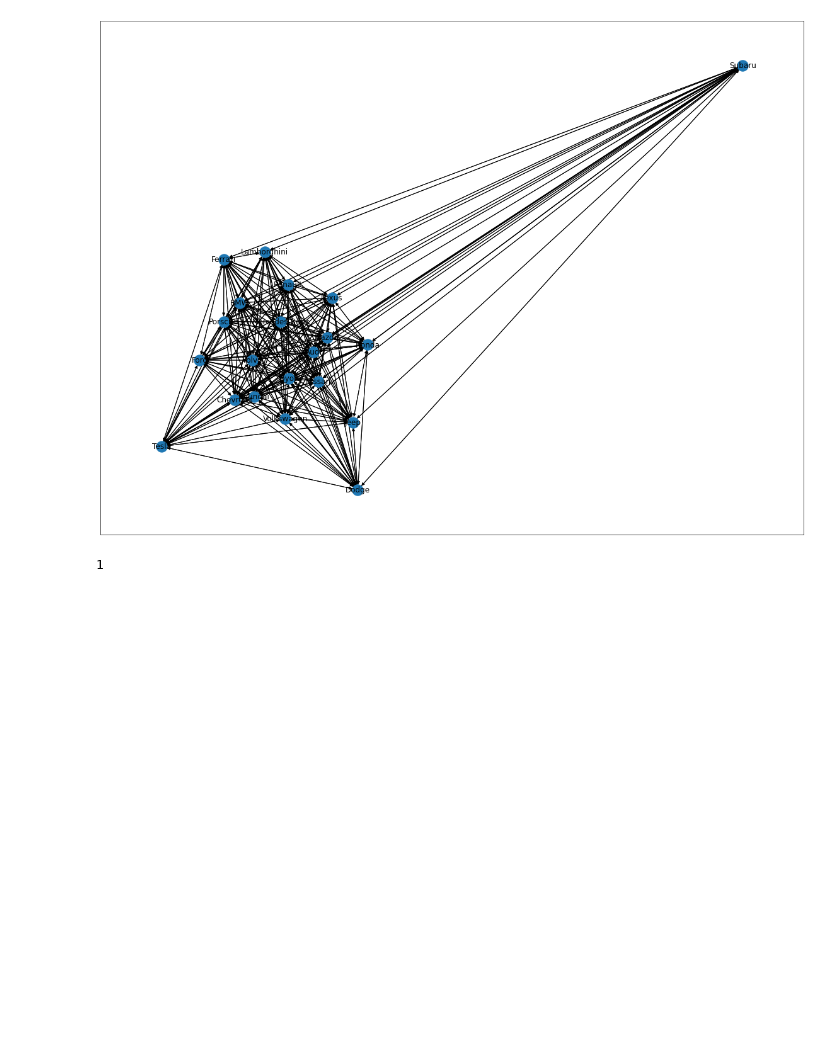
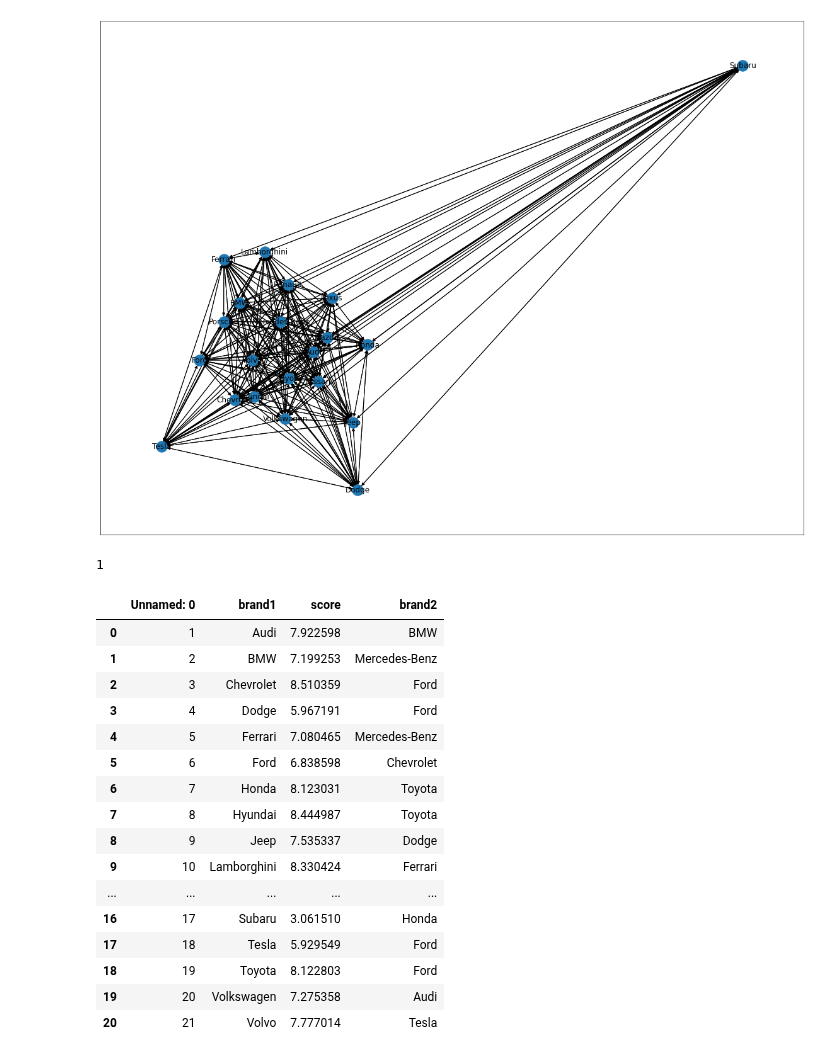
Before and after one commit to albtang/Katona-AI-Research, a Jupyter notebook: src/playground.ipynb, the cells around one changed output. Saved outputs shown, nothing was run; the diff lists cells and outputs as text; code cells hidden in the pictures; blank space fills up the shorter version.

```diff
--- a/src/playground.ipynb
+++ b/src/playground.ipynb
@@ -34,3 +34,25 @@ nx.draw_networkx(G)
 len(list(nx.strongly_connected_components(G)))
 # %% [output]
 1
+# %%
+mostsimai = pd.read_csv("car_data/MostSimAI.csv")
+# %%
+mostsimai
+# %% [output]
+|  | Unnamed: 0 | brand1 | score | brand2 |
+| 0 | 1 | Audi | 7.922598 | BMW |
+| 1 | 2 | BMW | 7.199253 | Mercedes-Benz |
+| 2 | 3 | Chevrolet | 8.510359 | Ford |
+| 3 | 4 | Dodge | 5.967191 | Ford |
+| 4 | 5 | Ferrari | 7.080465 | Mercedes-Benz |
+| 5 | 6 | Ford | 6.838598 | Chevrolet |
+| 6 | 7 | Honda | 8.123031 | Toyota |
+| 7 | 8 | Hyundai | 8.444987 | Toyota |
+| 8 | 9 | Jeep | 7.535337 | Dodge |
+| 9 | 10 | Lamborghini | 8.330424 | Ferrari |
+| ... | ... | ... | ... | ... |
+| 16 | 17 | Subaru | 3.061510 | Honda |
+| 17 | 18 | Tesla | 5.929549 | Ford |
+| 18 | 19 | Toyota | 8.122803 | Ford |
+| 19 | 20 | Volkswagen | 7.275358 | Audi |
+| 20 | 21 | Volvo | 7.777014 | Tesla |
```
Also changed, not shown: 4 other files.
